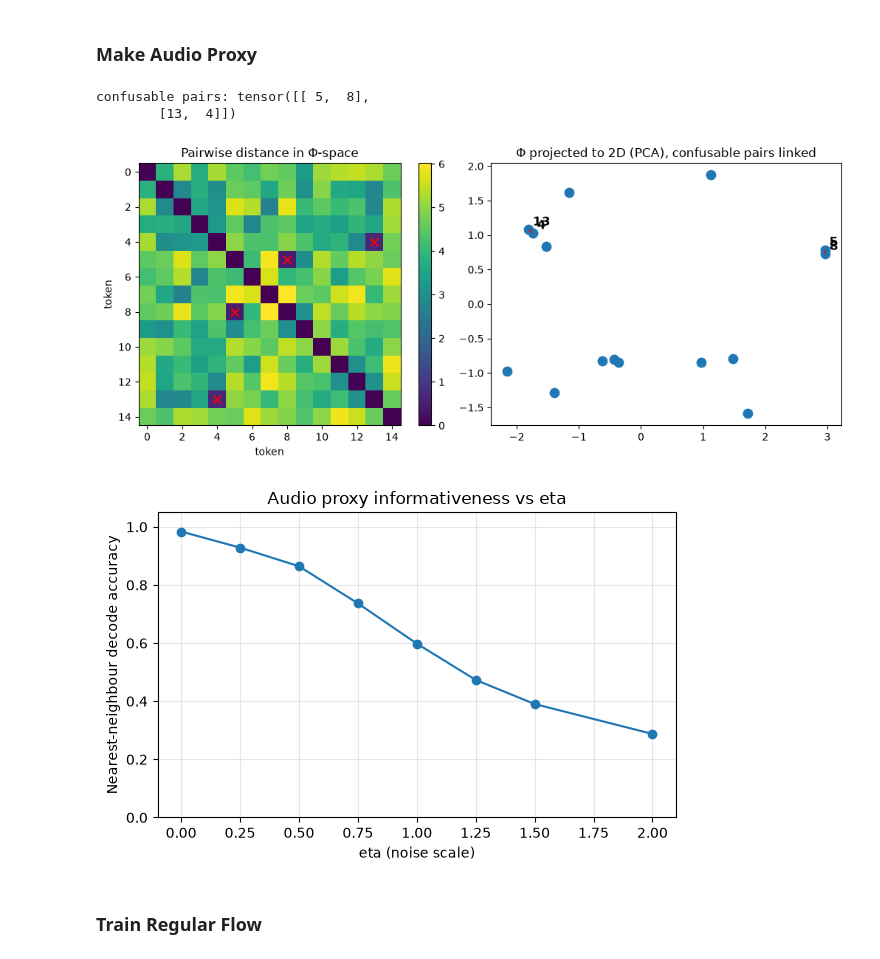
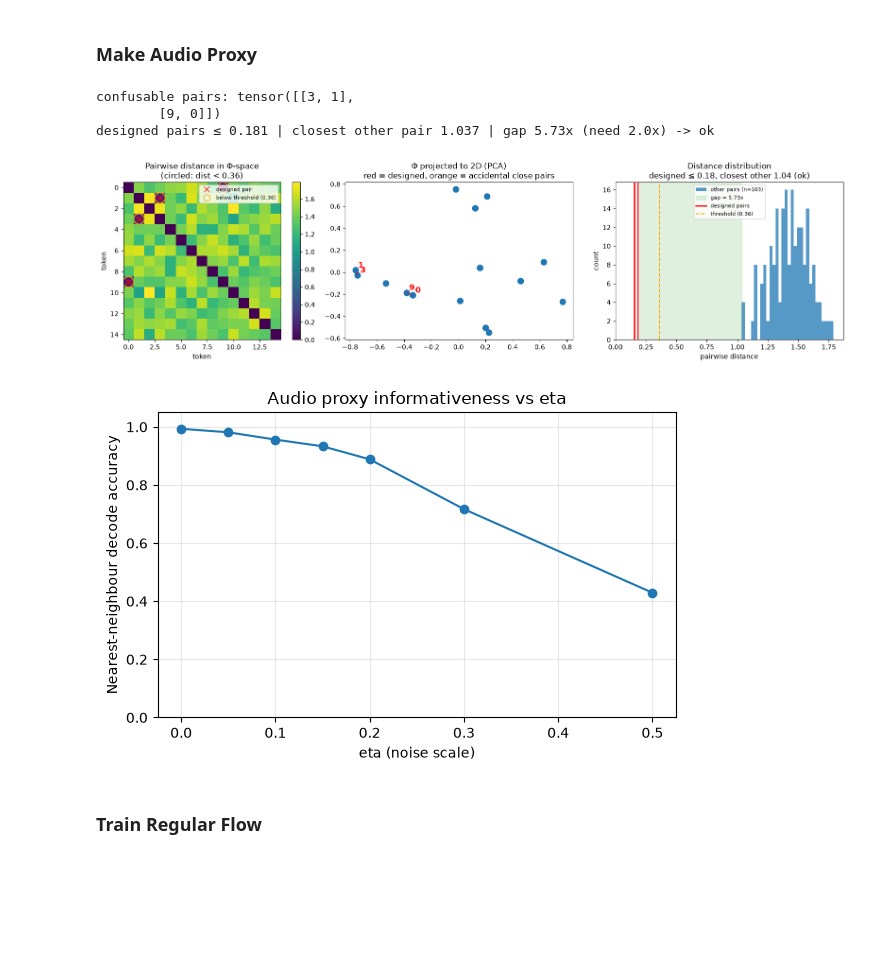
Before and after one commit to daoterog/continuous-flow-asr, a Jupyter notebook: notebooks/toy_experiment.ipynb, the cells around one changed output. Drawn from its saved outputs; the diff is of its cells as text; code cells hidden in the pictures; blank space fills up the shorter version.

```diff
--- a/notebooks/toy_experiment.ipynb
+++ b/notebooks/toy_experiment.ipynb
@@ -745,33 +901,44 @@ val_loader = make_epoch_loader(val_data, BS, shuffle=False)
 # %% [markdown]
 ### Make Audio Proxy
 # %%
-AUDIO_DIM = 10
-CONFUSION_NOISE = 0.2
+AUDIO_DIM = 20
+CONFUSION_NOISE = 0.05
 NUM_CONFUSABLE_PAIRS = 2
-ETA = 1
+MIN_SEPARATION = 1.0
+ETA = 0.3
 KERNEL = torch.tensor([0.1, 0.8, 0.1], device=device).view(1, 1, 3)
 
+# make_phi perturbs the partner by confusion_noise * randn(AUDIO_DIM), so designed pairs
+# land ~CONFUSION_NOISE * sqrt(AUDIO_DIM) apart, not CONFUSION_NOISE. Keep it under
+# MIN_SEPARATION / (2 * sqrt(AUDIO_DIM)) or the gap check in make_phi will reject Phi.
 Phi, confusable_pairs = make_phi(
     VOCAB_SIZE,
     AUDIO_DIM,
     num_confusable_pairs=NUM_CONFUSABLE_PAIRS,
     confusion_noise=CONFUSION_NOISE,
-    device=device
+    min_separation=MIN_SEPARATION,
+    device=device,
 )
 print("confusable pairs:", confusable_pairs)
-plot_phi_confusability(Phi, confusable_pairs, vocab_size=8)
+
+# threshold defaults to min_gap_ratio * (furthest designed pair) — an absolute bar,
+# so a clean Phi circles nothing accidental
+plot_phi_confusability(Phi, confusable_pairs, vocab_size=VOCAB_SIZE)
 
 audio_proxy_fn = partial(
     make_audio_proxy, Phi=Phi, kernel=KERNEL, eta=ETA, audio_dim=AUDIO_DIM
 )
 
-eta_values = [0.0, 0.25, 0.5, 0.75, 1.0, 1.25, 1.5, 2.0]
+# resolution where the operating point actually is — past ~0.3 the generic noise
+# swamps the designed pairs and every token degrades together
+eta_values = [0.0, 0.05, 0.1, 0.15, 0.2, 0.3, 0.5]
 plot_audio_proxy_confusion(Phi, KERNEL, audio_dim=AUDIO_DIM, w=all_sequences[:2048], eta_values=eta_values)
 # %% [output]
-confusable pairs: tensor([[ 5,  8],
-        [13,  4]])
+confusable pairs: tensor([[3, 1],
+        [9, 0]])
+designed pairs ≤ 0.181 | closest other pair 1.037 | gap 5.73x (need 2.0x) -> ok
-[figure, old version]
+[figure, new version]
-[figure, old version]
+[figure, new version]
 # %% [markdown]
 ### Train Regular Flow
 # %%
```
Also changed, not shown: parts of 10 cells of this notebook.
